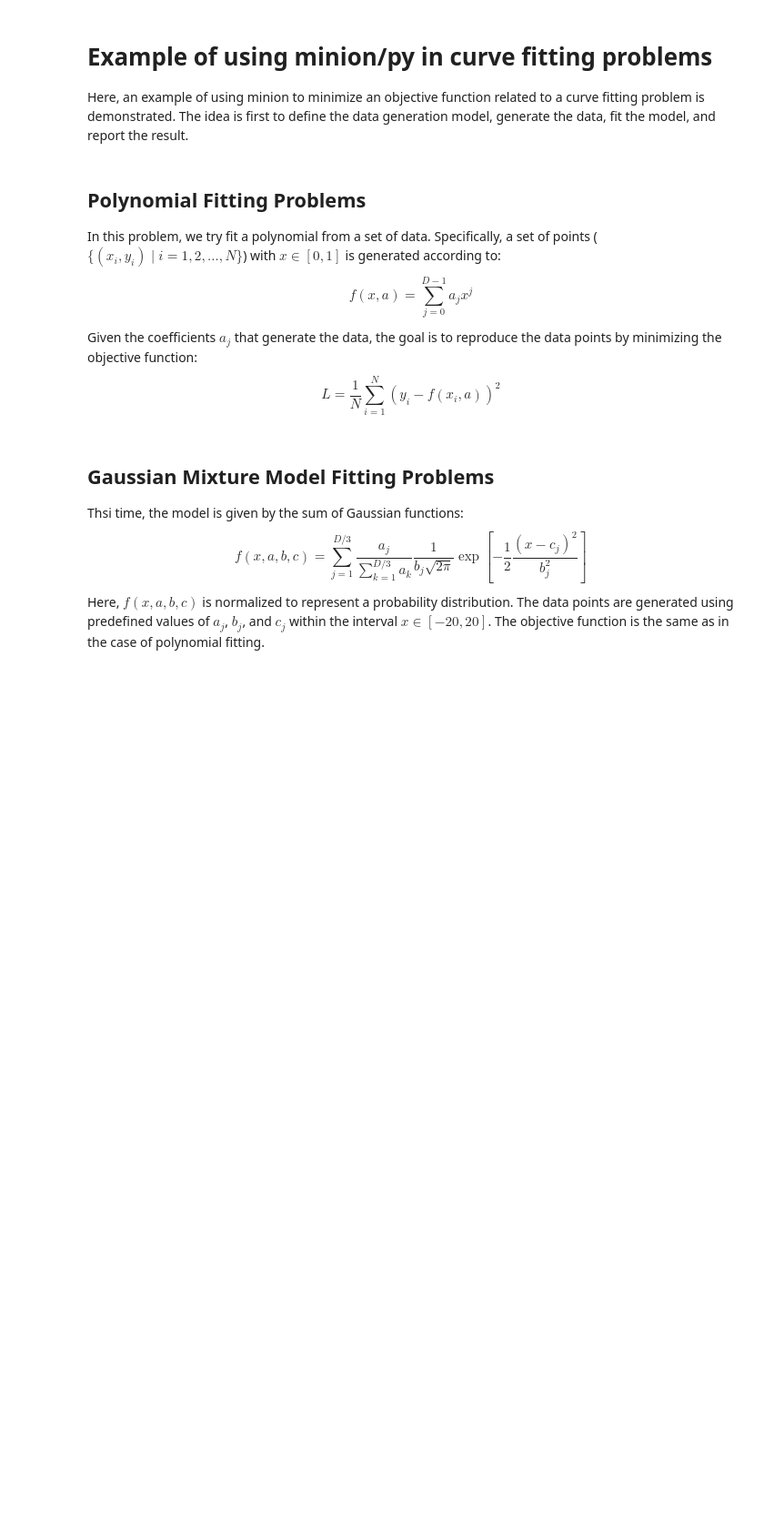
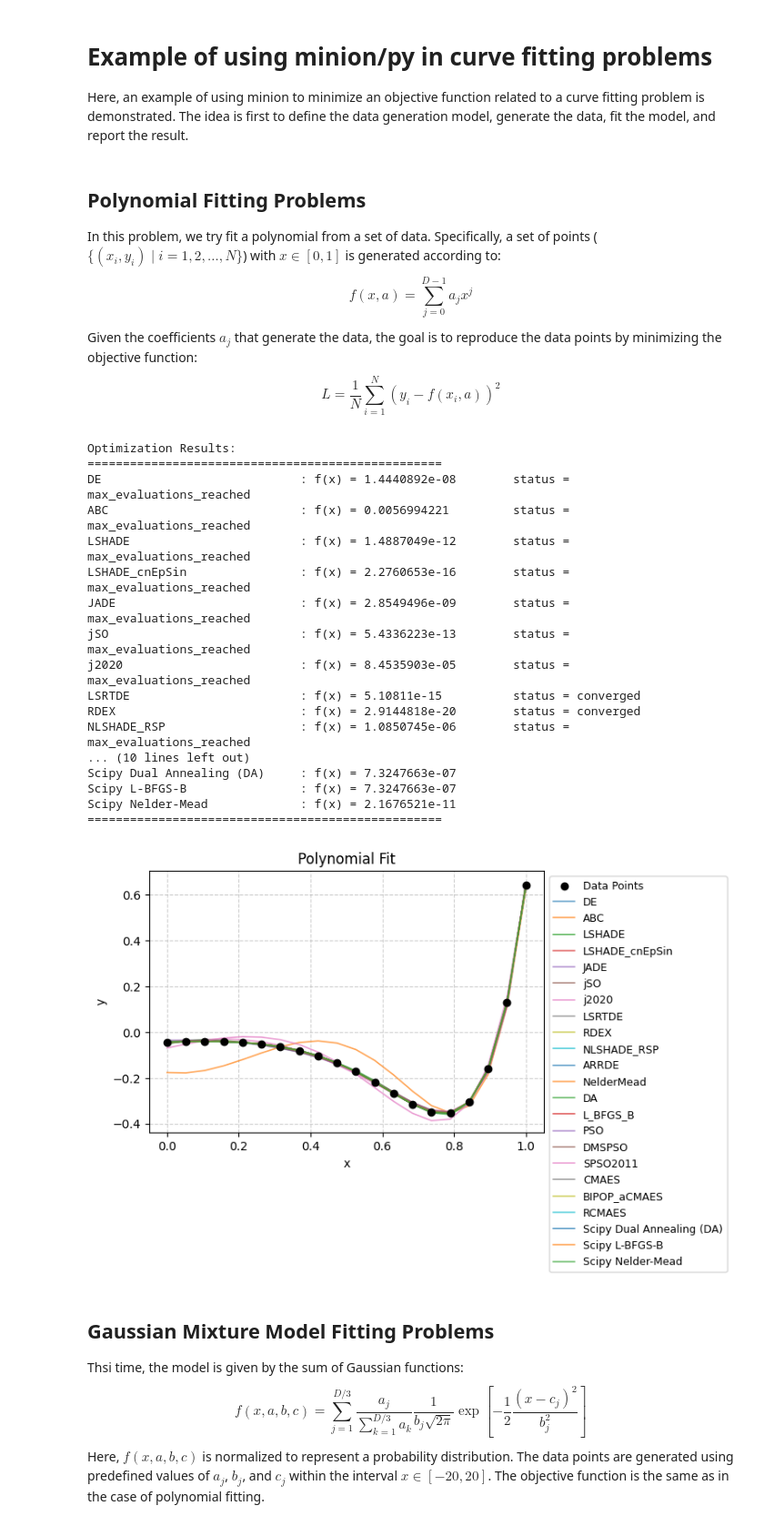
Before and after one commit to khoirulmuzakka/Minion, a Jupyter notebook: docs/source/minionpy/minimizer.ipynb, the cells around one changed output. Shown at 91% size. Saved outputs shown, nothing was run; the diff lists cells and outputs as text; code cells hidden in the pictures; blank space fills up the shorter version.

```diff
--- a/docs/source/minionpy/minimizer.ipynb
+++ b/docs/source/minionpy/minimizer.ipynb
@@ -120,7 +124,7 @@ for func_name in testFunctionDict:
         return testFunctionDict[func_name]([X])[0]
 
     algoList = [
-        "DE", "ABC", "LSHADE", "LSHADE_cnEpSin", "JADE", "jSO", "j2020", "LSRTDE", "NLSHADE_RSP",
+        "DE", "ABC", "LSHADE", "LSHADE_cnEpSin", "JADE", "jSO", "j2020", "LSRTDE", "RDEX", "NLSHADE_RSP",
         "ARRDE", "NelderMead", "DA", "L_BFGS_B", "PSO", "DMSPSO", "SPSO2011", "CMAES", "BIPOP_aCMAES", "RCMAES"
     ]
 
@@ -532,7 +625,7 @@ def objective_function_vect(X):
 bounds = [(-10, 10)] * dimension
 Nmaxeval = 20000
 algos = [
-      "DE", "ABC", "LSHADE", "LSHADE_cnEpSin", "JADE", "jSO", "j2020", "LSRTDE", "NLSHADE_RSP",
+      "DE", "ABC", "LSHADE", "LSHADE_cnEpSin", "JADE", "jSO", "j2020", "LSRTDE", "RDEX", "NLSHADE_RSP",
         "ARRDE", "NelderMead", "DA", "L_BFGS_B", "PSO", "DMSPSO", "SPSO2011", "CMAES", "BIPOP_aCMAES", "RCMAES"
 ]
 
@@ -554,33 +647,52 @@ for algo in algos:
             "population_size": 0,
             "func_noise_ratio"  :  0.0,
             "N_points_derivative": 1,
             "f_tol" : 0.0}
     ).optimize()
 
     print(f"{algo:<30}: f(x) = {res.fun:<20.8g} status = {res.status}")
     plt.plot(x_data, polynomial_model(x_data, res.x), label=algo, linewidth=1.2, alpha=0.7)
 
 # Run SciPy Optimizers
 scipy_algorithms = [
     ("Scipy Dual Annealing (DA)", dual_annealing, {"bounds": bounds, "maxfun": Nmaxeval, "no_local_search": False, "x0": x0[0]}),
     ("Scipy L-BFGS-B", minimize, {"x0": x0[0], "bounds": bounds, "method": "L-BFGS-B", "options": {"maxfun": Nmaxeval}}),
     ("Scipy Nelder-Mead", minimize, {"x0": x0[0], "bounds": bounds, "method": "Nelder-Mead", "options": {"maxfev": Nmaxeval, "adaptive": True}}),
 ]
 
 for name, func_opt, kwargs in scipy_algorithms:
     res = func_opt(objective_function, **kwargs)
     print(f"{name:<30}: f(x) = {res.fun:<20.8g}")
     plt.plot(x_data, polynomial_model(x_data, res.x), label=name, linewidth=1.2, alpha=0.7)
 
 print("=" * 50)
 
 # Plot Formatting
 plt.legend(loc="upper left", bbox_to_anchor=(1, 1), fontsize=9)
 plt.title("Polynomial Fit")
 plt.xlabel("x")
 plt.ylabel("y")
 plt.grid(True, linestyle="--", alpha=0.6)
 plt.show()
+# %% [output]
+Optimization Results:
+==================================================
+DE                            : f(x) = 1.4440892e-08        status = max_evaluations_reached
+ABC                           : f(x) = 0.0056994221         status = max_evaluations_reached
+LSHADE                        : f(x) = 1.4887049e-12        status = max_evaluations_reached
+LSHADE_cnEpSin                : f(x) = 2.2760653e-16        status = max_evaluations_reached
+JADE                          : f(x) = 2.8549496e-09        status = max_evaluations_reached
+jSO                           : f(x) = 5.4336223e-13        status = max_evaluations_reached
+j2020                         : f(x) = 8.4535903e-05        status = max_evaluations_reached
+LSRTDE                        : f(x) = 5.10811e-15          status = converged
+RDEX                          : f(x) = 2.9144818e-20        status = converged
+NLSHADE_RSP                   : f(x) = 1.0850745e-06        status = max_evaluations_reached
+... (10 lines left out)
+Scipy Dual Annealing (DA)     : f(x) = 7.3247663e-07
+Scipy L-BFGS-B                : f(x) = 7.3247663e-07
+Scipy Nelder-Mead             : f(x) = 2.1676521e-11
+==================================================
+[figure, added]
 # %% [markdown]
 ## Gaussian Mixture Model Fitting Problems
 
```
Also changed, not shown: parts of 13 cells of this notebook, 12 other files.
